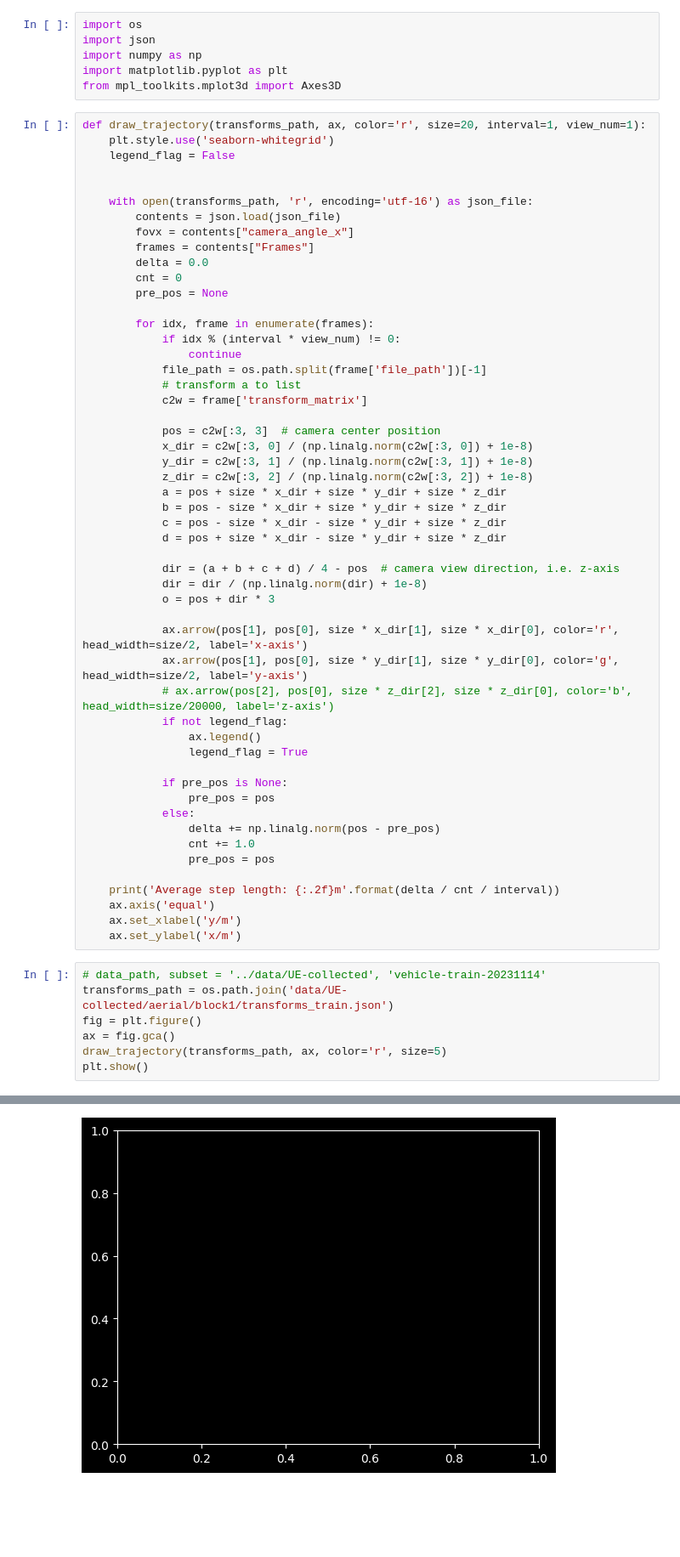
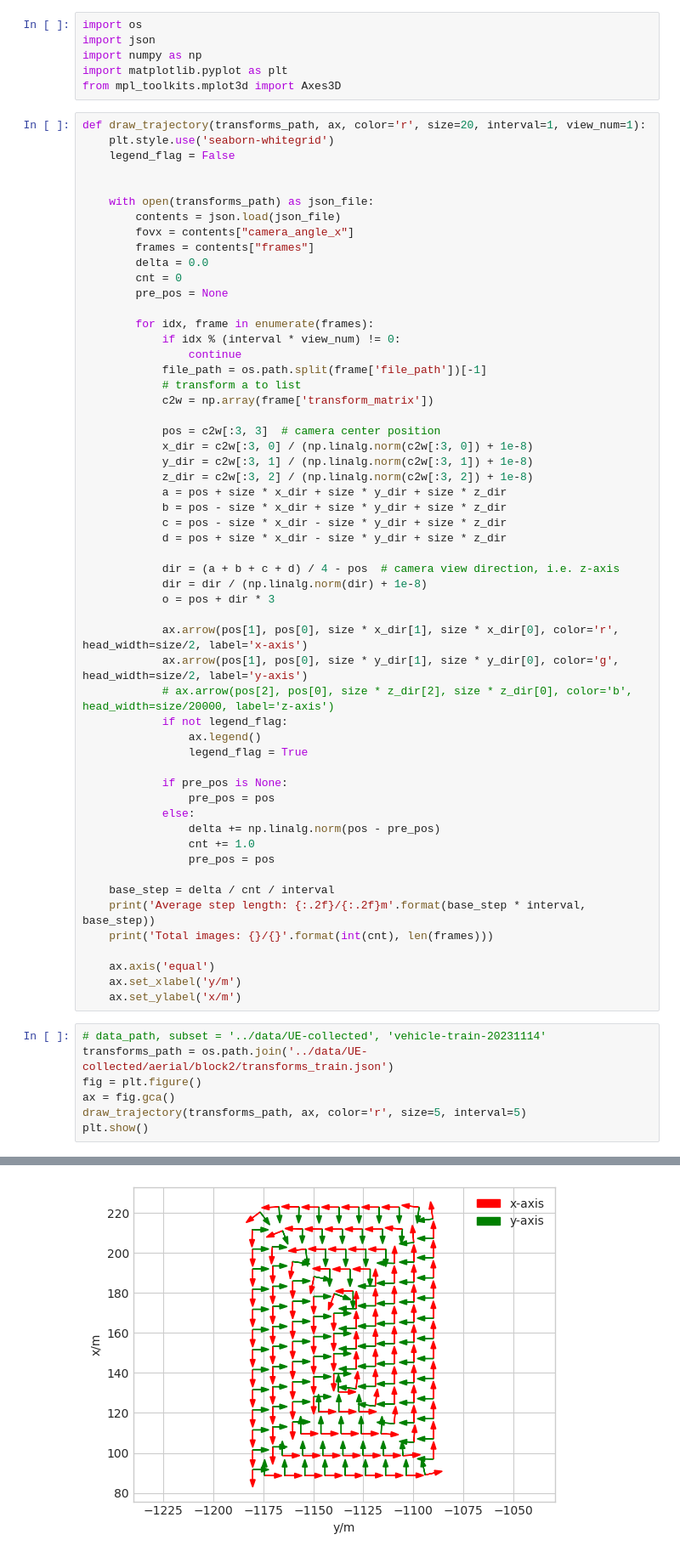
Before and after one commit to DekuLiuTesla/CityGaussian, a Jupyter notebook: notebooks/vis_ue_trajectory.ipynb, the cells around one changed output, grey strips where cells are left out. Shown at 85% size. Saved outputs shown, nothing was run; the diff lists cells and outputs as text; blank space fills up the shorter version.

Commit message:
sparsify and run gs on aerial images

```diff
--- a/notebooks/vis_ue_trajectory.ipynb
+++ b/notebooks/vis_ue_trajectory.ipynb
@@ -10,10 +10,10 @@ def draw_trajectory(transforms_path, ax, color='r', size=20, interval=1, view_nu
     legend_flag = False
 
 
-    with open(transforms_path, 'r', encoding='utf-16') as json_file:
+    with open(transforms_path) as json_file:
         contents = json.load(json_file)
         fovx = contents["camera_angle_x"]
-        frames = contents["Frames"]
+        frames = contents["frames"]
         delta = 0.0
         cnt = 0
         pre_pos = None
@@ -23,7 +23,7 @@ def draw_trajectory(transforms_path, ax, color='r', size=20, interval=1, view_nu
                 continue
             file_path = os.path.split(frame['file_path'])[-1]
             # transform a to list
-            c2w = frame['transform_matrix']
+            c2w = np.array(frame['transform_matrix'])
 
             pos = c2w[:3, 3]  # camera center position
             x_dir = c2w[:3, 0] / (np.linalg.norm(c2w[:3, 0]) + 1e-8)
@@ -52,15 +52,18 @@ def draw_trajectory(transforms_path, ax, color='r', size=20, interval=1, view_nu
                 cnt += 1.0
                 pre_pos = pos
 
-    print('Average step length: {:.2f}m'.format(delta / cnt / interval))
+    base_step = delta / cnt / interval
+    print('Average step length: {:.2f}/{:.2f}m'.format(base_step * interval, base_step))
+    print('Total images: {}/{}'.format(int(cnt), len(frames)))
+
     ax.axis('equal')
     ax.set_xlabel('y/m')
     ax.set_ylabel('x/m')
 # %%
 # data_path, subset = '../data/UE-collected', 'vehicle-train-20231114'
-transforms_path = os.path.join('data/UE-collected/aerial/block1/transforms_train.json')
+transforms_path = os.path.join('../data/UE-collected/aerial/block2/transforms_train.json')
 fig = plt.figure()
 ax = fig.gca()
-draw_trajectory(transforms_path, ax, color='r', size=5)
+draw_trajectory(transforms_path, ax, color='r', size=5, interval=5)
 plt.show()
 # %% [output]
@@ -68 +72 @@ FileNotFoundError: [Errno 2] No such file or directory: '../data/UE-collected/te
-[figure, old version]
+[figure, new version]
```
Also changed, not shown: parts of 2 cells of this notebook, 3 other files.
